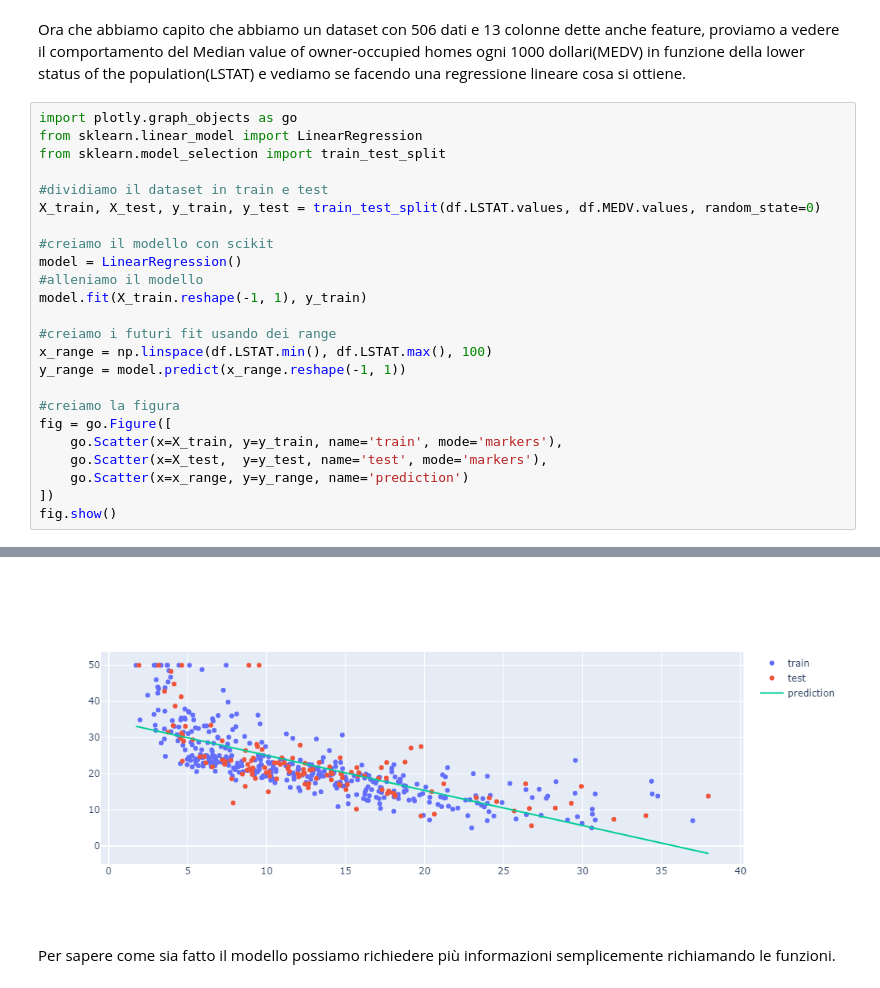
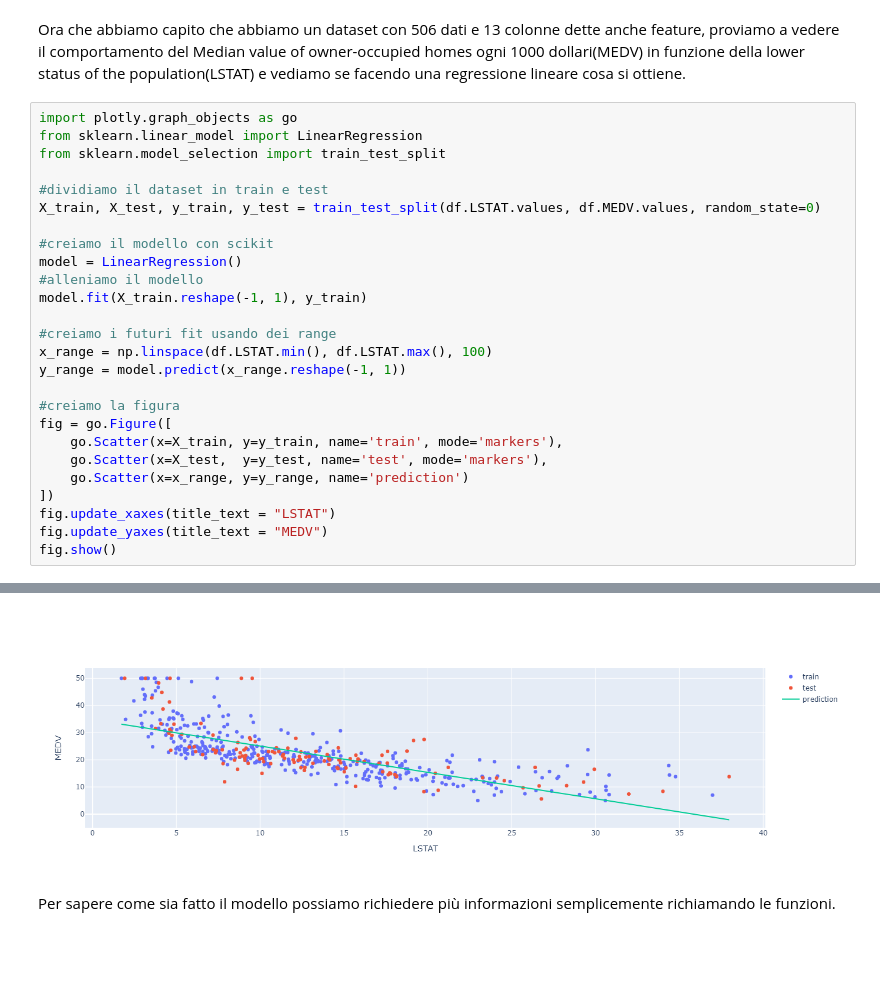
Before and after one commit to matinator/Starting-Finance-Club-Torino, a Jupyter notebook: 3.machine learning/2-Regressione.ipynb, the cells around one changed output, grey strips where cells are left out. Drawn from its saved outputs; the diff is of its cells as text; blank space fills up the shorter version.

```diff
--- a/3.machine learning/2-Regressione.ipynb
+++ b/3.machine learning/2-Regressione.ipynb
@@ -67,30 +68,32 @@ Ora che abbiamo capito che abbiamo un dataset con 506 dati e 13 colonne dette an
 # %%
 import plotly.graph_objects as go
 from sklearn.linear_model import LinearRegression
 from sklearn.model_selection import train_test_split
 
 #dividiamo il dataset in train e test
 X_train, X_test, y_train, y_test = train_test_split(df.LSTAT.values, df.MEDV.values, random_state=0)
 
 #creiamo il modello con scikit
 model = LinearRegression()
 #alleniamo il modello
 model.fit(X_train.reshape(-1, 1), y_train)
 
 #creiamo i futuri fit usando dei range
 x_range = np.linspace(df.LSTAT.min(), df.LSTAT.max(), 100)
 y_range = model.predict(x_range.reshape(-1, 1))
 
 #creiamo la figura
 fig = go.Figure([
     go.Scatter(x=X_train, y=y_train, name='train', mode='markers'),
     go.Scatter(x=X_test,  y=y_test, name='test', mode='markers'),
     go.Scatter(x=x_range, y=y_range, name='prediction')
 ])
+fig.update_xaxes(title_text = "LSTAT")
+fig.update_yaxes(title_text = "MEDV")
 fig.show()
 # %% [output]
 [interactive output not drawn]
-[figure, old version]
+[figure, new version]
 # %% [markdown]
 Per sapere come sia fatto il modello possiamo richiedere più informazioni semplicemente richiamando le funzioni.
 # %%
```
Also changed, not shown: parts of 6 cells of this notebook.
